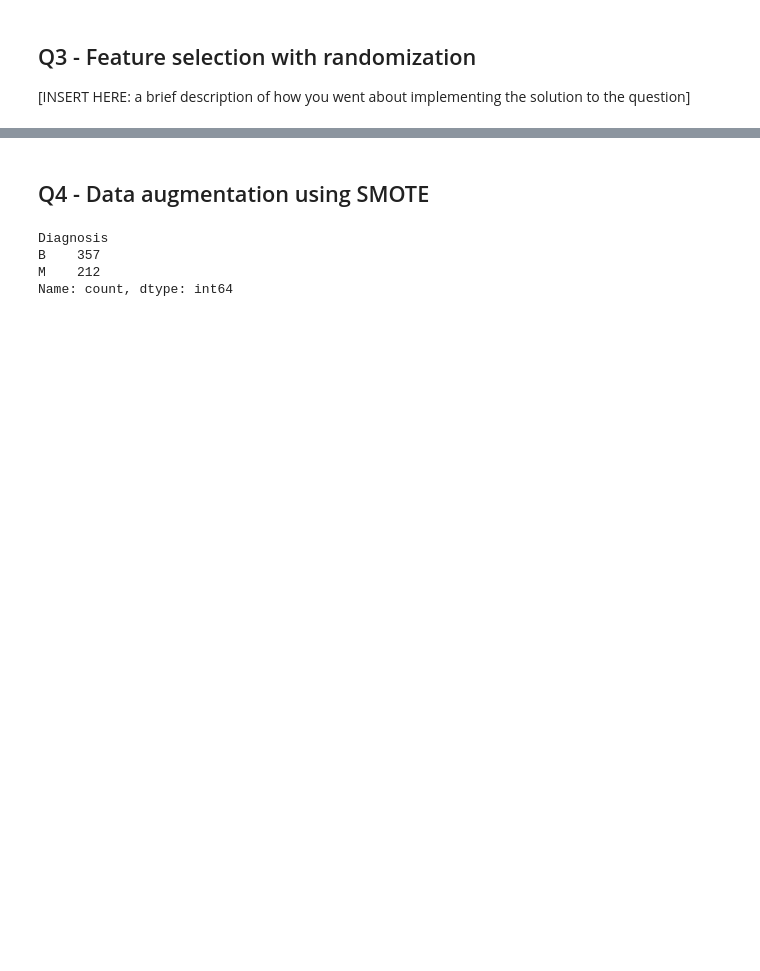
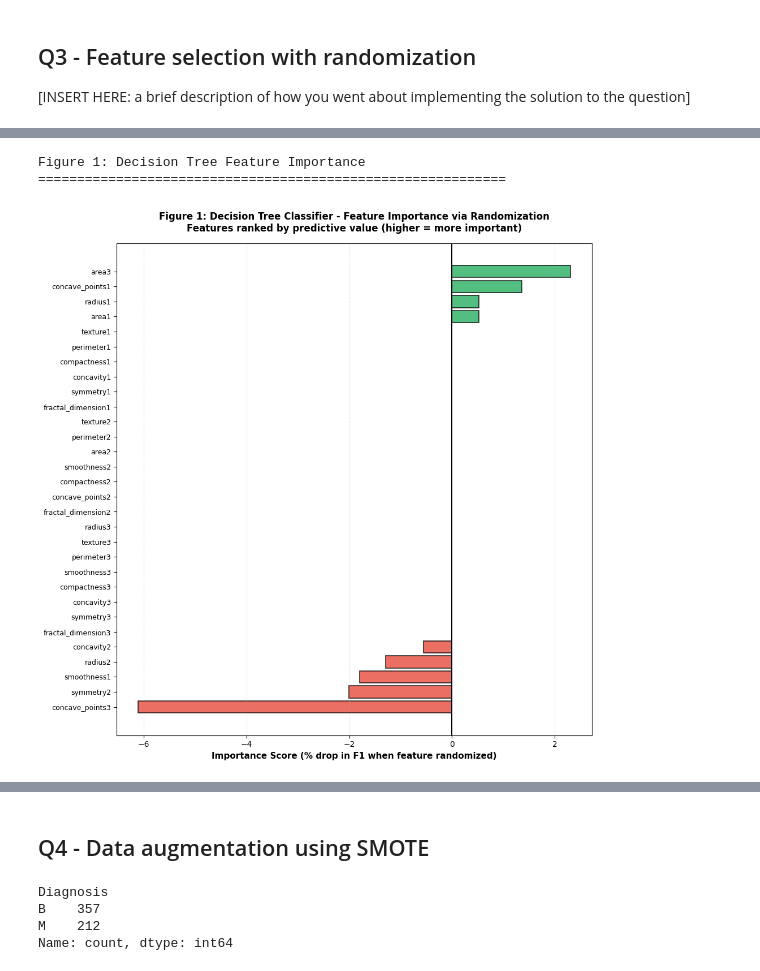
Before and after one commit to Vishvaditya/CS235_Data_Mining_Project, a Jupyter notebook: Course_Project.ipynb, the cells around one changed output, grey strips where cells are left out. Cells and saved outputs as stored; diff of their text form; code cells hidden in the pictures; blank space fills up the shorter version.

```diff
--- a/Course_Project.ipynb
+++ b/Course_Project.ipynb
@@ -207,0 +731,32 @@ you went about implementing the solution to the question]
+# %%
+# [YOUR PLOTTING CODE HERE]
+# FIGURE 1: Decision Tree Feature Importance
+print("Figure 1: Decision Tree Feature Importance")
+print("=" * 60)
+
+dt_features = [f['feature'] for f in dt_importances]
+dt_scores = [f['importance'] for f in dt_importances]
+
+## color code: green for positive importance, red for negative
+colors_dt = ['#27ae60' if score > 0 else '#e74c3c' for score in dt_scores]
+
+### create the first figure
+plt.figure(figsize=(10, 10))
+plt.barh(range(len(dt_features)), dt_scores, color=colors_dt, alpha=0.8, edgecolor='black', linewidth=1.2)
+plt.yticks(range(len(dt_features)), dt_features, fontsize=9)
+plt.xlabel('Importance Score (% drop in F1 when feature randomized)', fontsize=11, fontweight='bold')
+plt.title('Figure 1: Decision Tree Classifier - Feature Importance via Randomization\n' +
+          'Features ranked by predictive value (higher = more important)',
+          fontsize=12, fontweight='bold', pad=15)
+plt.grid(axis='x', alpha=0.3, linestyle='--')
+# >> add vertical line at zero for reference
+plt.axvline(x=0, color='black', linewidth=1.5)
+plt.gca().invert_yaxis()  # most important at top
+plt.tight_layout()
+plt.show()
+
+print("\n")
+# %% [output]
+Figure 1: Decision Tree Feature Importance
+============================================================
+[figure, added]
```
Also changed, not shown: parts of 17 cells of this notebook.
